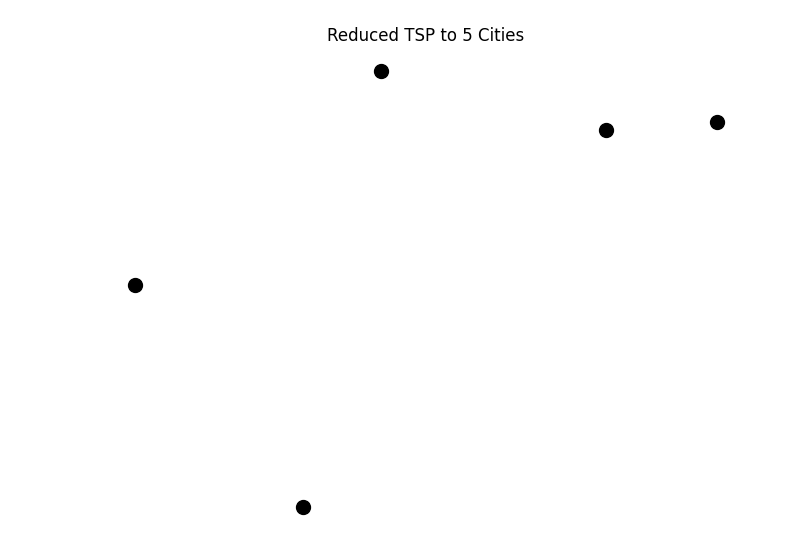
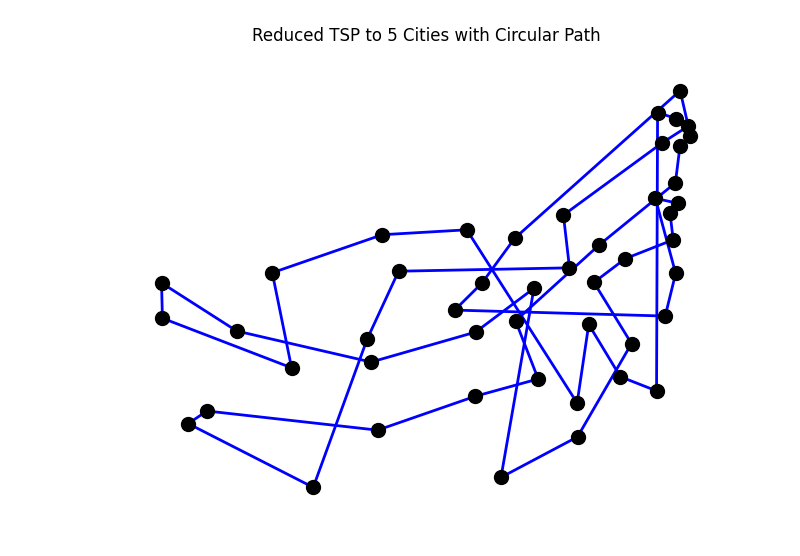
Before and after one commit to Joanfe06/NEC4_JoanFerre_JoanFreixas, a Jupyter notebook: test_dataset.ipynb, the cells around one changed output. Cells and saved outputs as stored; diff of their text form; code cells hidden in the pictures.

Commit message:
First two crossovers implementations

```diff
--- a/test_dataset.ipynb
+++ b/test_dataset.ipynb
@@ -10,13 +10,16 @@ from tsp_genetic_algorithm import TSP
 # Load the original TSP problem
 original_problem = tsplib95.load('att48.tsp')
 # %%
-# Extract node coordinates for the first 5 cities
-reduced_nodes = {key: original_problem.node_coords[key] for key in list(original_problem.get_nodes())[:5]}
+# Extract node coordinates for the first N cities
+
+N = 50
+
+reduced_nodes = {key: original_problem.node_coords[key] for key in list(original_problem.get_nodes())[:]}
 
 # Create a new TSP problem with only 5 cities
-reduced_problem = tsplib95.models.StandardProblem(comment="Reduced TSP to 5 cities")
+reduced_problem = tsplib95.models.StandardProblem(comment="Reduced TSP to " + str(N) + "cities")
 reduced_problem.node_coords = reduced_nodes
 
-tsp = TSP(reduced_problem, 4, 100, 0.01, 0.9)
+tsp = TSP(reduced_problem, 200, 10000, 1, 0.2)
 tsp.run()
 # %% [output]
@@ -25,14 +43,29 @@ TypeError: 'float' object cannot be interpreted as an integer
 # %%
-
+# Assuming reduced_nodes is a dictionary containing node coordinates
 
 # Create a graph and add nodes
 G = nx.Graph()
 G.add_nodes_from(reduced_nodes.keys())
 
-# Draw the nodes without edges
+# Draw the nodes
 pos = {node: (reduced_nodes[node][0], reduced_nodes[node][1]) for node in reduced_nodes}
 nx.draw(G, pos, node_color='black', with_labels=False, node_size=100)
-plt.title('Reduced TSP to 5 Cities')
+
+# Draw the circular path stored in tsp.elite[0]
+elite_path = tsp.elite[0]  # Assuming tsp.elite[0] contains the circular path
+
+# Add edges for the circular path
+for i in range(len(elite_path) - 1):
+    G.add_edge(elite_path[i], elite_path[i + 1])
+
+# Connect the last and first nodes to complete the circular path
+G.add_edge(elite_path[-1], elite_path[0])
+
+# Draw the edges
+nx.draw_networkx_edges(G, pos, edgelist=[(elite_path[i], elite_path[i + 1]) for i in range(len(elite_path) - 1)], edge_color='blue', width=2)
+nx.draw_networkx_edges(G, pos, edgelist=[(elite_path[-1], elite_path[0])], edge_color='blue', width=2)
+
+plt.title('Reduced TSP to 5 Cities with Circular Path')
 plt.show()
 # %% [output]
-[figure, old version]
+[figure, new version]
```
Also changed, not shown: parts of 1 cell of this notebook, 1 other file.
